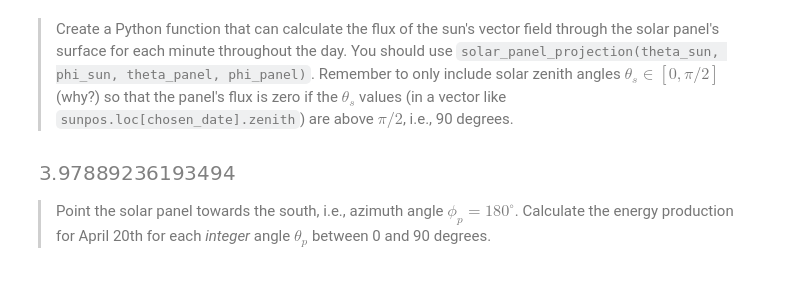
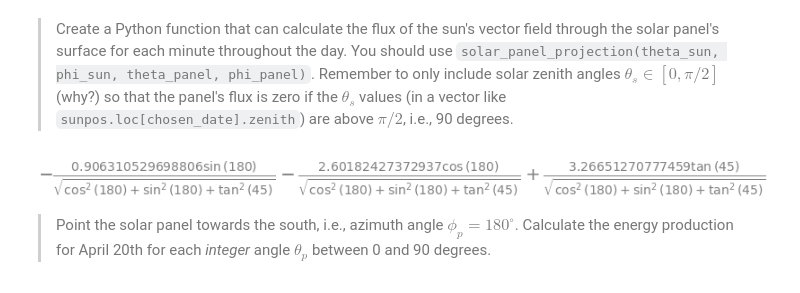
Before and after one commit to Romultra/Ultra-solar-panels, a Jupyter notebook: QuestionsEmil.ipynb, the cells around one changed output. Drawn from its saved outputs; the diff is of its cells as text; code cells hidden in the pictures.

```diff
--- a/QuestionsEmil.ipynb
+++ b/QuestionsEmil.ipynb
@@ -175,34 +175,34 @@ def fluxfunct(azimuth_p,alpha_p,A0,L,B):
     Panel = panel_normal(azimuth_p,alpha_p)
     Sunvis = False
     alph = sunpos.apparent_elevation
     for i in range(len(alph)-1):
         if alph[i] < 0 and alph[i+1] >= 0:
             Sunvis = True
         if alph[i] >0 and alph[i+1] <=0:
             sunse = i+1
             Sunvis = False
         if Sunvis == True:
             Energy += max(0,Panel.dot(solar_flux(i)))*A0*L*B
-    return Energy.evalf()
+    return Energy
 timezone = "Europe/Copenhagen"
 start_date = "2024-04-20"
 end_date = "2024-04-20"
 delta_time = "H"  # "Min", "H",
 
 # Definition of Location object. Coordinates and elevation of Amager, Copenhagen (Denmark)
 site = Location(
     55.785469, 12.519103, timezone, 21, "DTU (DK)"
 )  # latitude, longitude, time_zone, altitude, name
 
 # Definition of a time range of simulation
 times = pd.date_range(
     start_date + " 00:00:00", end_date + " 23:59:00", freq=delta_time, tz=timezone
 )
 #print(times)
 
 sunpos = site.get_solarposition(times)
 fluxfunct(180,45,0.5,1,1)/1000
 # %% [output]
-[figure, old version]
+[figure, new version]
 # %% [markdown]
 > Point the solar panel towards the south, i.e., azimuth angle $\phi_p = 180^\circ$. Calculate the energy production for April 20th for each *integer* angle $\theta_p$ between 0 and 90 degrees.
```
Also changed, not shown: parts of 1 cell of this notebook.
